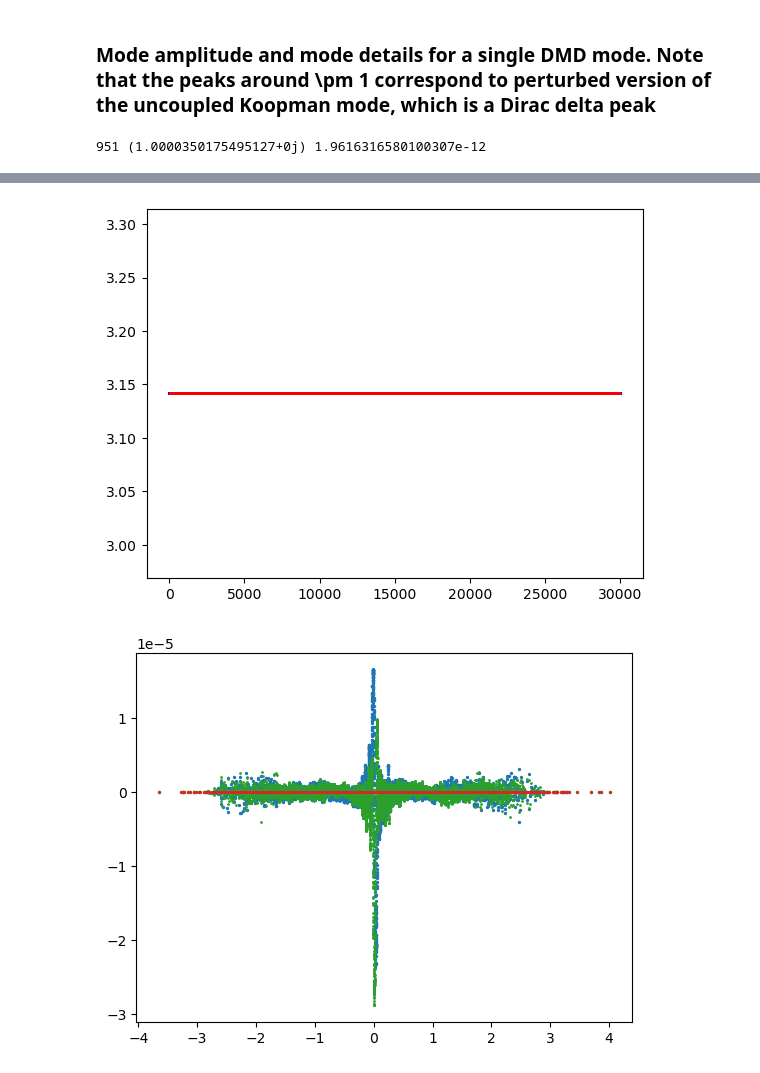
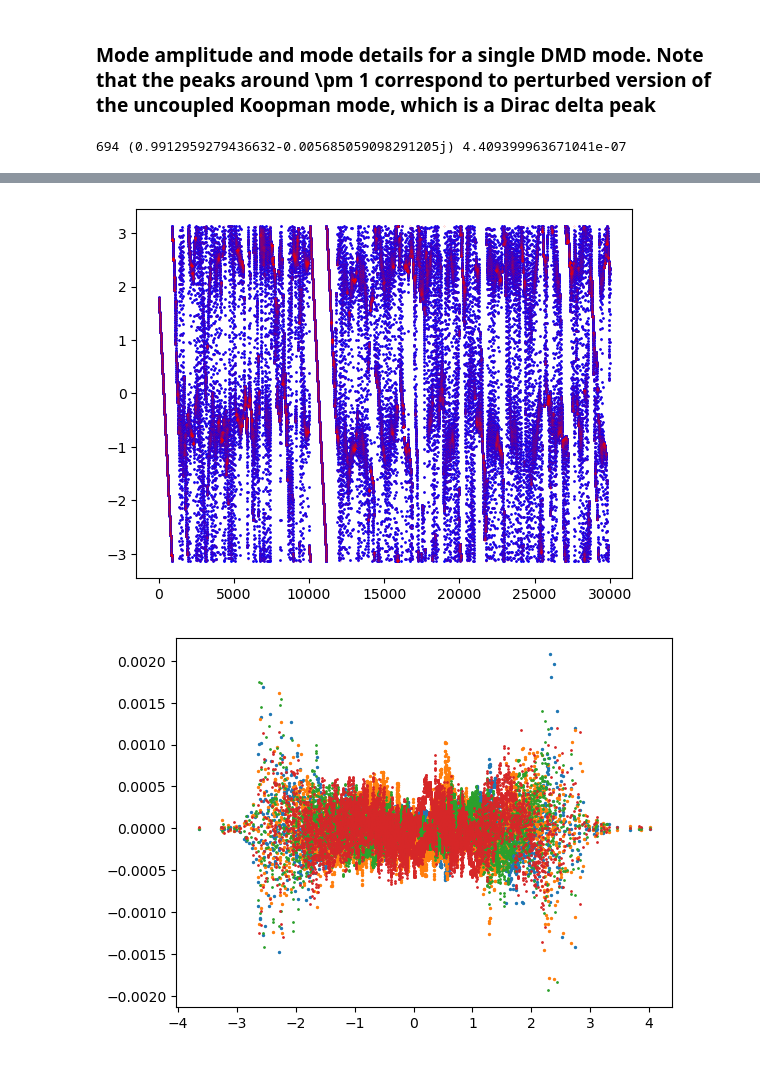
Before and after one commit to znicolaou/kuramoto, a Jupyter notebook: dmdplot.ipynb, the cells around one changed output, grey strips where cells are left out. Saved outputs shown, nothing was run; the diff lists cells and outputs as text; code cells hidden in the pictures.

```diff
--- a/dmdplot.ipynb
+++ b/dmdplot.ipynb
@@ -132,5 +67,6 @@ runtime: 12116.579593060003
 # %%
-filebases=['data/dmd4','data/dmd5','data/dmd6']
+# filebases=['data/dmd1/','data/dmd2/','data/dmd3/']
+filebases=['data/dmd4/','data/dmd5/','data/dmd6/']
 fig,axs=plt.subplots(4,3,figsize=(8,8) ,constrained_layout=True)
 
 m=0
@@ -186,9 +122,9 @@ for filebase0 in filebases:
     nr=26
     ni=26
 
-    resmin=1E-8
-    resmax=1E-10
-    rescrit=1E-9
+    resmin=1E-5
+    resmax=1E-7
+    rescrit=1E-6
     levels=-np.log(resmin)/np.log(10)+(-np.log(resmax)/np.log(10)+np.log(resmin)/np.log(10))*np.arange(6)/5
 
     plt.subplot(4,3,10+m)
@@ -340,7 +280,7 @@ runtime: 59.091636
 ### Mode amplitude and mode details for a single DMD mode. Note that the peaks around \pm 1 correspond to perturbed version of the uncoupled Koopman mode, which is a Dirac delta peak
 # %%
 vs=(np.conjugate(V).T*1/S).dot(xis)
-i=np.argmin(vals[:-26*26])
+i=np.argsort(vals[:-26*26])[2]
 print(i,zs[i],vals[i])
 plt.plot(np.abs(Y.dot(vs[:,i])),'bo',ms=1)
 plt.plot(np.abs(zs[i]*X.dot(vs[:,i])),'ro',ms=0.1)
@@ -352,8 +292,8 @@ plt.show()
 
 plt.scatter(omega,np.real(vs[:N,i]),s=2)
 plt.scatter(omega,np.imag(vs[:N,i]),s=2)
-plt.scatter(omega,np.real(vs[N:-1,i]),s=1)
-plt.scatter(omega,np.imag(vs[N:-1,i]),s=1)
+plt.scatter(omega,np.real(vs[N:,i]),s=1)
+plt.scatter(omega,np.imag(vs[N:,i]),s=1)
 plt.show()
 # %% [output]
-951 (1.0000350175495127+0j) 1.9616316580100307e-12
+694 (0.9912959279436632-0.005685059098291205j) 4.409399963671041e-07
@@ -361,2 +301,2 @@ plt.show()
-[figure, old version]
+[figure, new version]
-[figure, old version]
+[figure, new version]
```
Also changed, not shown: parts of 8 cells of this notebook, 1 other file.
